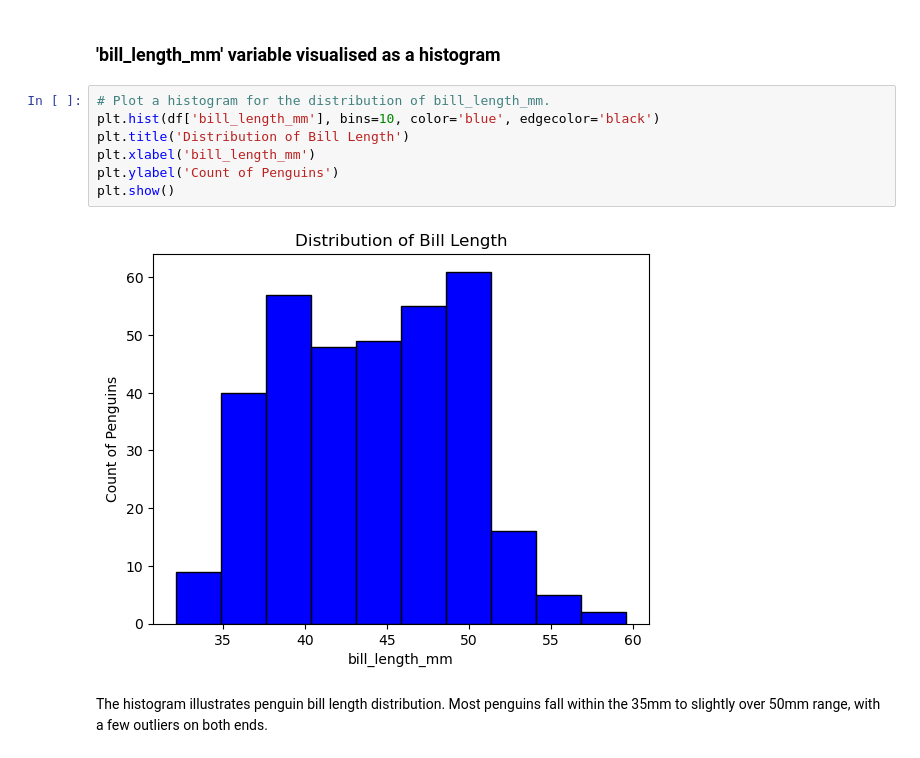
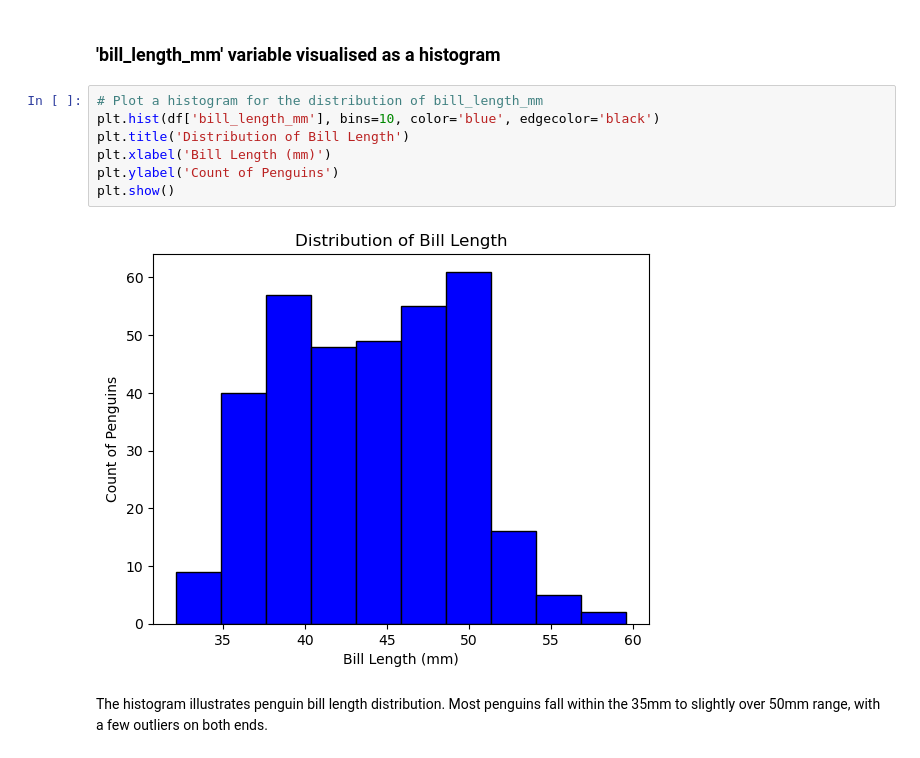
Before and after one commit to sarahembarry/poda-project, a Jupyter notebook: penguins.ipynb, the cells around one changed output. Cells and saved outputs as stored; diff of their text form.

```diff
--- a/penguins.ipynb
+++ b/penguins.ipynb
@@ -287,14 +287,14 @@ The bar chart displays penguin counts per island. The majority were observed on
 # %% [markdown]
 ### 'bill_length_mm' variable visualised as a histogram
 # %%
-# Plot a histogram for the distribution of bill_length_mm.
+# Plot a histogram for the distribution of bill_length_mm
 plt.hist(df['bill_length_mm'], bins=10, color='blue', edgecolor='black')
 plt.title('Distribution of Bill Length')
-plt.xlabel('bill_length_mm')
+plt.xlabel('Bill Length (mm)')
 plt.ylabel('Count of Penguins')
 plt.show()
 # %% [output]
-[figure, old version]
+[figure, new version]
 # %% [markdown]
 The histogram illustrates penguin bill length distribution. Most penguins fall within the 35mm to slightly over 50mm range, with a few outliers on both ends.
 # %% [markdown]
```
Also changed, not shown: parts of 28 cells of this notebook, 1 other file.
